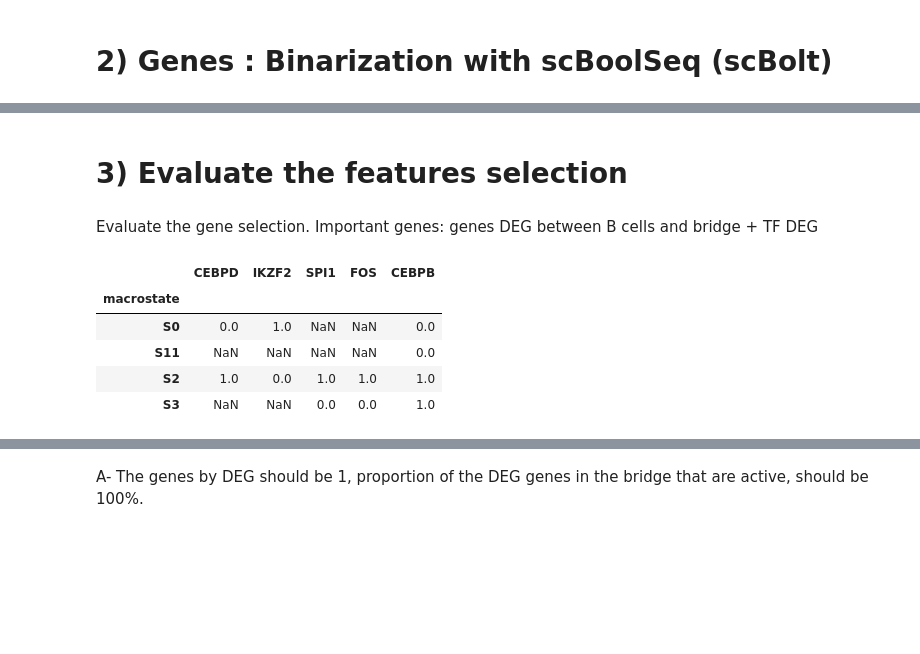
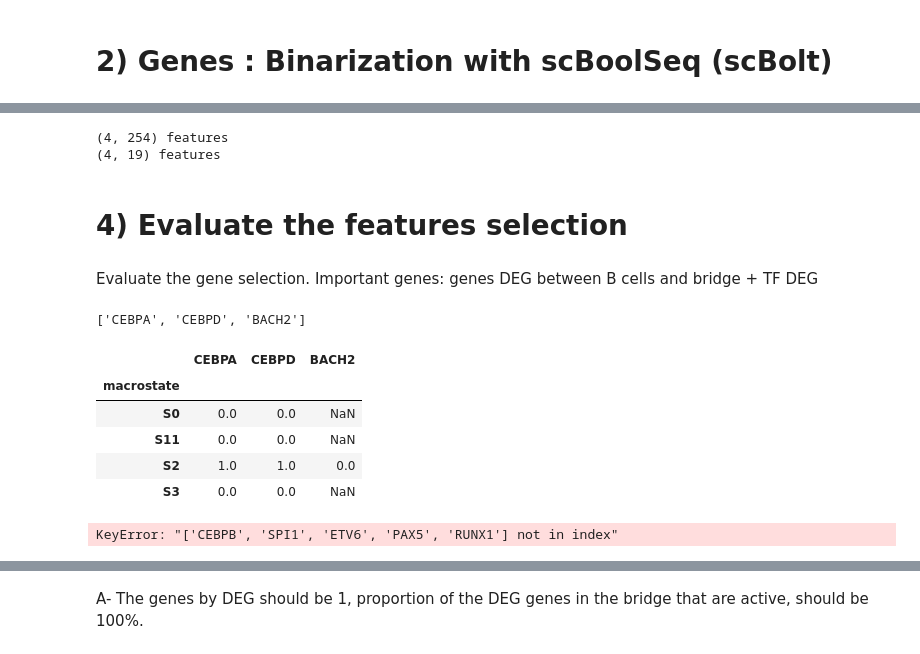
Before and after one commit to Augugustine/CITE-seq-analysis-CLL, a Jupyter notebook: 3- Boolean model/Binarization_gene_TF.ipynb, the cells around one changed output, grey strips where cells are left out. Drawn from its saved outputs; the diff is of its cells as text; code cells hidden in the pictures; blank space fills up the shorter version.

```diff
--- a/3- Boolean model/Binarization_gene_TF.ipynb
+++ b/3- Boolean model/Binarization_gene_TF.ipynb
@@ -116,16 +225,33 @@ genes = ["NANOG", "CEBPA","CEBPB","CEBPD","SPI1","ETV6","BACH2"]
+# %%
+binarized_states = pd.read_csv(binarised_file,index_col=0)
+print(f"{binarized_states.shape} features")
+binarized_states = binarized_states.dropna(axis=1, how="all")
+print(f"{binarized_states.shape} features")
+# %% [output]
+(4, 254) features
+(4, 19) features
 # %% [markdown]
-# 3) Evaluate the features selection
+# 4) Evaluate the features selection
 # %% [markdown]
 Evaluate the gene selection. Important genes: genes DEG between B cells and bridge + TF DEG
-# %%
-binarized_states[["CEBPD","IKZF2","SPI1","FOS","CEBPB"]]
-# %% [output]
-|  | CEBPD | IKZF2 | SPI1 | FOS | CEBPB |
-| macrostate |  |  |  |  |  |
-| S0 | 0.0 | 1.0 | NaN | NaN | 0.0 |
-| S11 | NaN | NaN | NaN | NaN | 0.0 |
-| S2 | 1.0 | 0.0 | 1.0 | 1.0 | 1.0 |
-| S3 | NaN | NaN | 0.0 | 0.0 | 1.0 |
+# %%
+genes = ["NANOG", "CEBPA","CEBPB","CEBPD","SPI1","ETV6","BACH2","PAX5","RUNX1","PU1"]
+[g for g in genes if g in binarized_states.columns]
+# %% [output]
+['CEBPA', 'CEBPD', 'BACH2']
+# %%
+binarized_states[["CEBPA","CEBPD","BACH2"]]
+# %% [output]
+|  | CEBPA | CEBPD | BACH2 |
+| macrostate |  |  |  |
+| S0 | 0.0 | 0.0 | NaN |
+| S11 | 0.0 | 0.0 | NaN |
+| S2 | 1.0 | 1.0 | 0.0 |
+| S3 | 0.0 | 0.0 | NaN |
+# %%
+binarized_states[["CEBPA","CEBPB","CEBPD","SPI1","ETV6","BACH2","PAX5","RUNX1"]]
+# %% [output]
+KeyError: "['CEBPB', 'SPI1', 'ETV6', 'PAX5', 'RUNX1'] not in index"
 # %%
 # TFs expected (DEG TF activity between B cells and bridge) from SCENIC
 TF=["CEBPD","CEBPA","ZNF333","ELF4","NFATC2","RFXAP","NANOG","LHX4","PAX7","ZNF250","IKZF2","HOXA5","ZFP92","SPI1",
```
Also changed, not shown: parts of 19 cells of this notebook, 1 other file.
